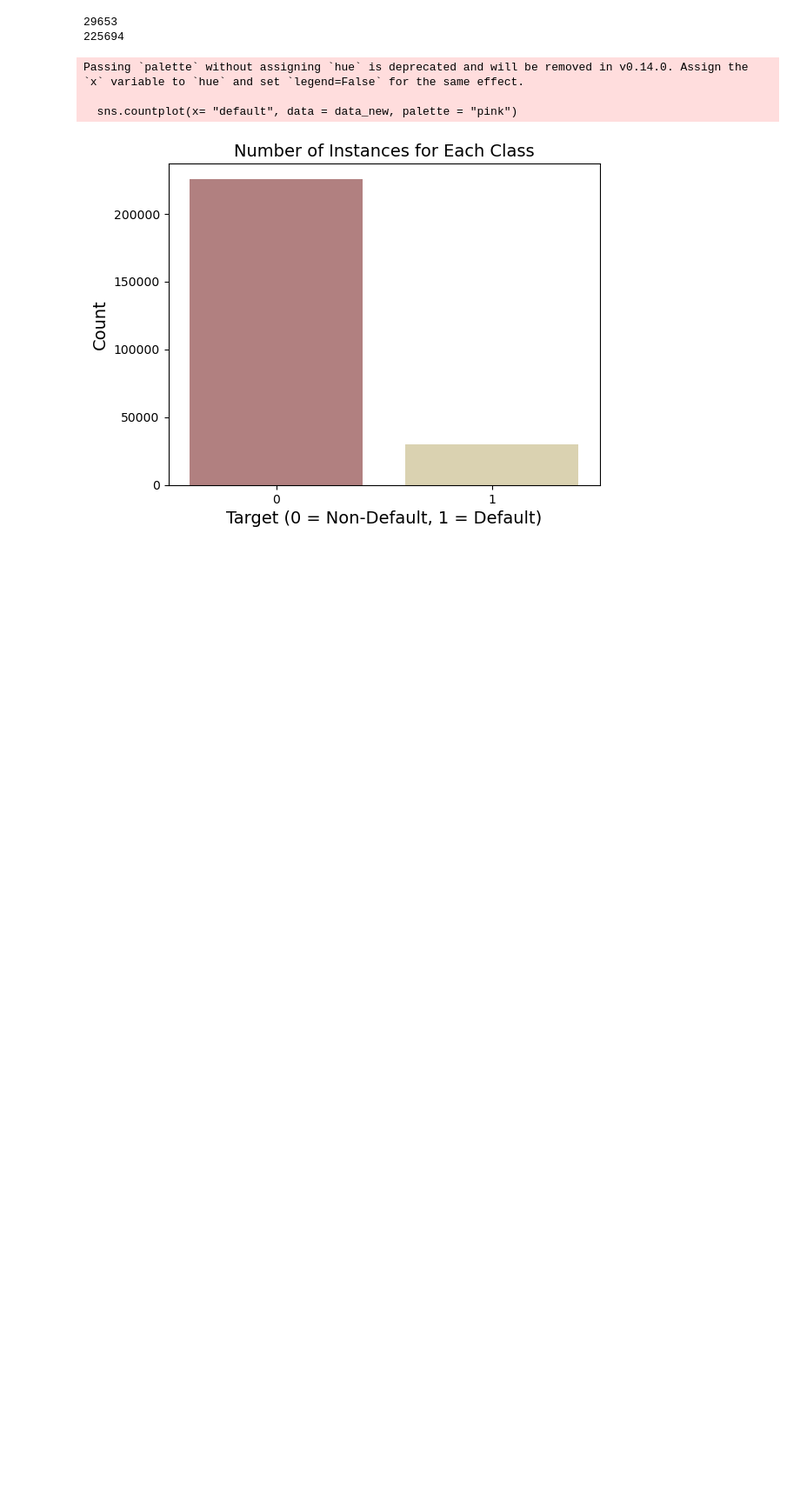
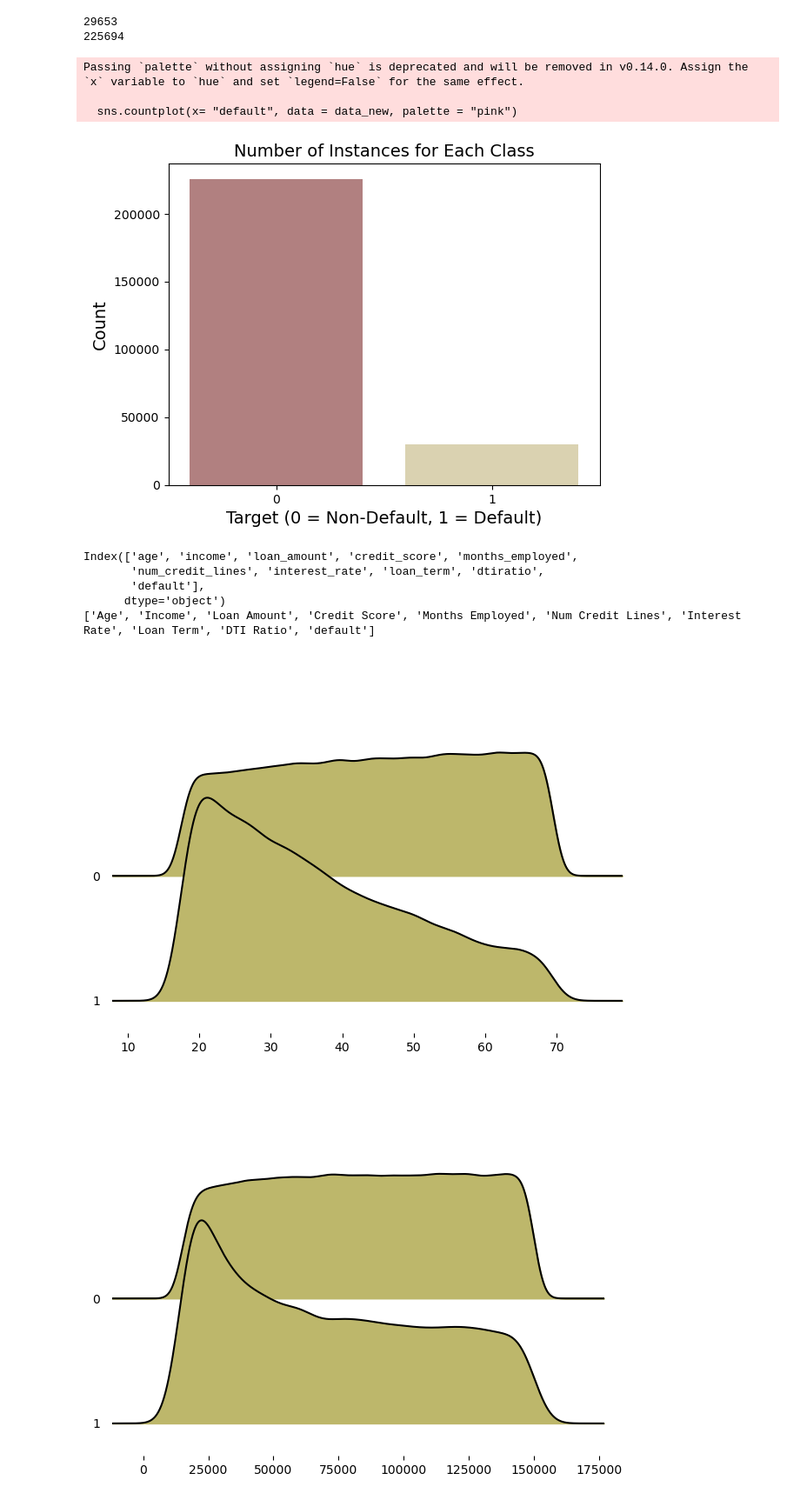
Before and after one commit to f-kuzey-edes-huyal/loan_default_prediction, a Jupyter notebook: eda_feature_engineering.ipynb, the cells around one changed output. Shown at 87% size. Saved outputs shown, nothing was run; the diff lists cells and outputs as text; code cells hidden in the pictures; blank space fills up the shorter version.

```diff
--- a/eda_feature_engineering.ipynb
+++ b/eda_feature_engineering.ipynb
@@ -250,3 +252,23 @@ Passing `palette` without assigning `hue` is deprecated and will be removed in v
 
   sns.countplot(x= "default", data = data_new, palette = "pink")
 [figure]
+# %%
+#del df_numerical["default"]
+df_numerical = data_new.select_dtypes(include=np.number)
+print(df_numerical.columns)
+list_cols = ["Age", "Income", "Loan Amount", "Credit Score", "Months Employed", "Num Credit Lines", "Interest Rate", "Loan Term", "DTI Ratio", "default"]
+df_numerical = df_numerical.set_axis(list_cols, axis=1)
+list_numerical = list(df_numerical.columns)
+print(list_numerical)
+for col in list_numerical:
+    fig, axes = joypy.joyplot(df_numerical, by="default", column=col,hist=False, overlap=2, color="darkkhaki")
+    #plt.title(f"Distribution of {col} variable", fontsize=16)
+    plt.savefig(f"joy_plot_{col}.png".format(idx=col),bbox_inches="tight")
+# %% [output]
+Index(['age', 'income', 'loan_amount', 'credit_score', 'months_employed',
+       'num_credit_lines', 'interest_rate', 'loan_term', 'dtiratio',
+       'default'],
+      dtype='object')
+['Age', 'Income', 'Loan Amount', 'Credit Score', 'Months Employed', 'Num Credit Lines', 'Interest Rate', 'Loan Term', 'DTI Ratio', 'default']
+[figure, added]
+[figure, added]
```
Also changed, not shown: parts of 3 cells of this notebook.
